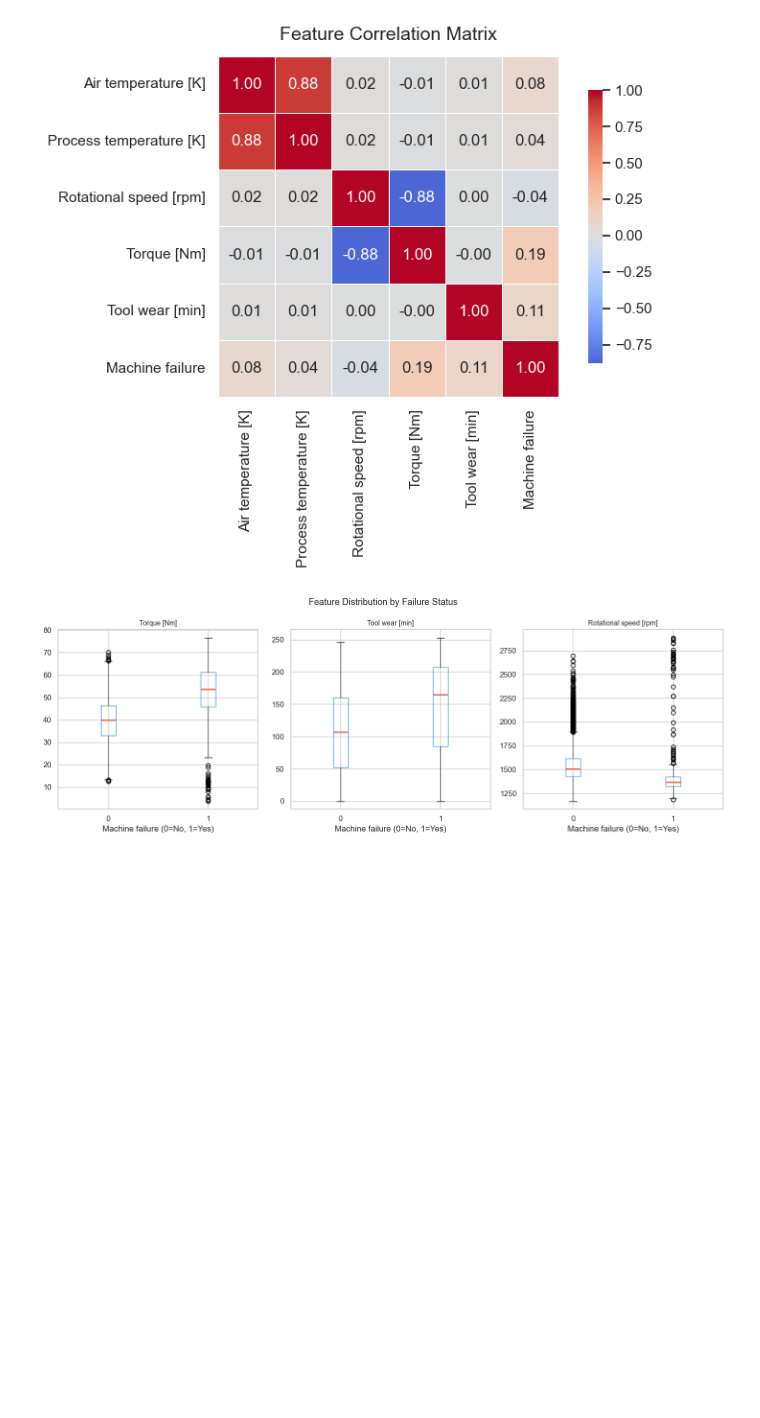
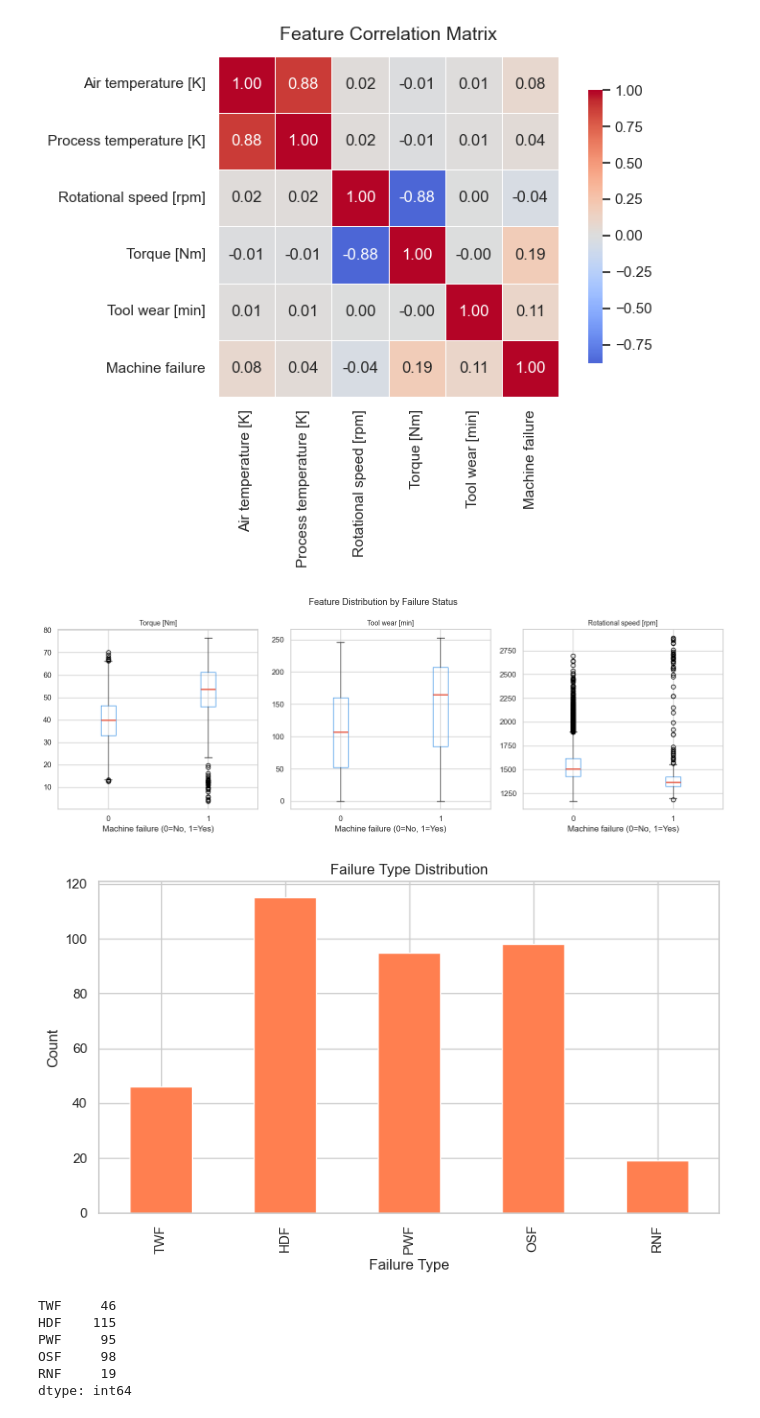
Before and after one commit to Swayam085/predictive-maintenance, a Jupyter notebook: notebooks/01_eda.ipynb, the cells around one changed output. Drawn from its saved outputs; the diff is of its cells as text; code cells hidden in the pictures; blank space fills up the shorter version.

Commit message:
Day 3: Failure type distribution analysis added

```diff
--- a/notebooks/01_eda.ipynb
+++ b/notebooks/01_eda.ipynb
@@ -111,3 +111,24 @@ plt.savefig('../reports/figures/04_features_by_failure.png', dpi=150, bbox_inche
 plt.show()
 # %% [output]
 [figure]
+# %%
+# Failure type analysis
+failure_cols = ['TWF', 'HDF', 'PWF', 'OSF', 'RNF']
+failure_counts = df[failure_cols].sum()
+plt.figure(figsize=(8,5))
+failure_counts.plot(kind='bar', color='coral')
+plt.title('Failure Type Distribution')
+plt.xlabel('Failure Type')
+plt.ylabel('Count')
+plt.tight_layout()
+plt.savefig('../reports/figures/05_failure_types.png')
+plt.show()
+print(failure_counts)
+# %% [output]
+[figure, added]
+TWF     46
+HDF    115
+PWF     95
+OSF     98
+RNF     19
+dtype: int64
```
Also changed, not shown: 5 other files.
